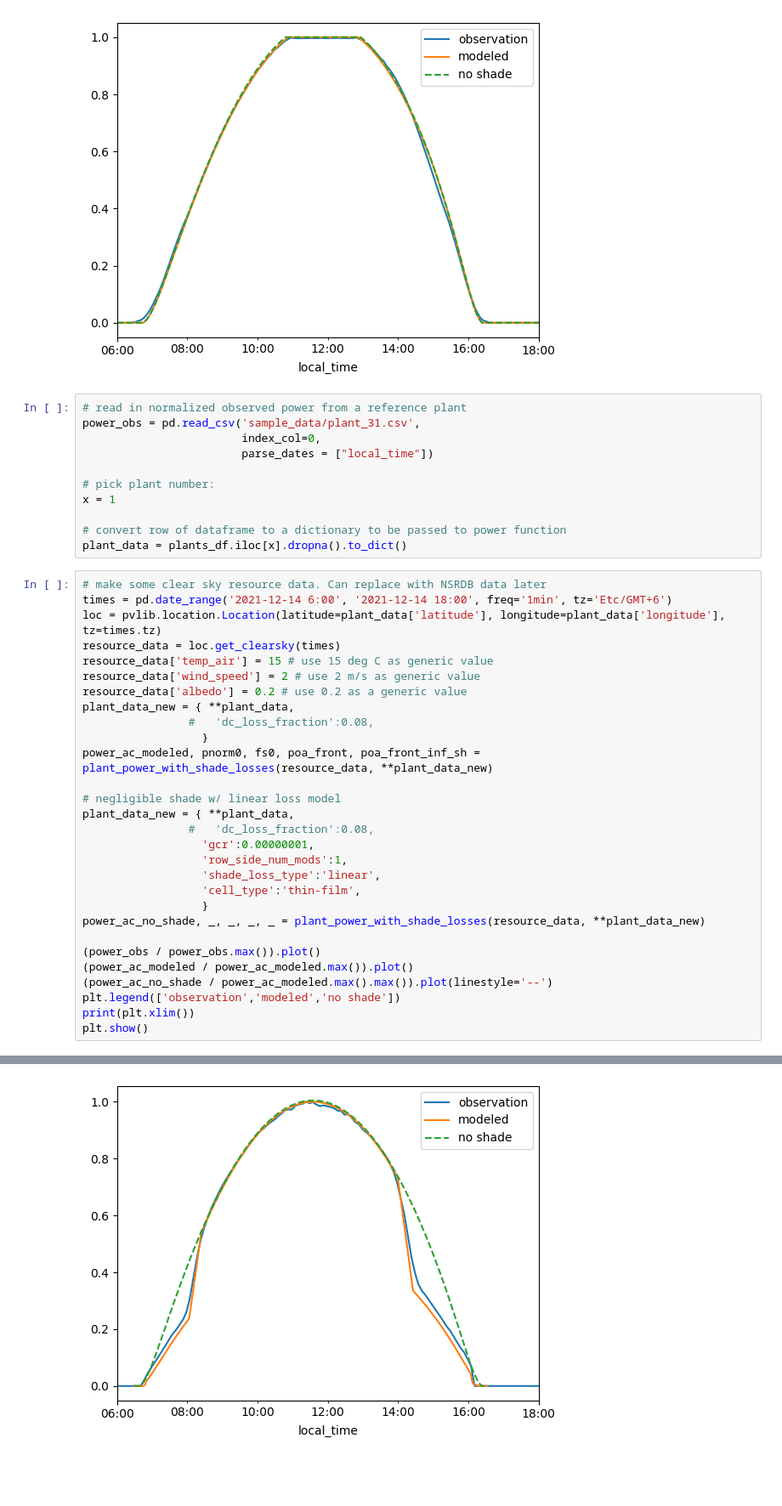
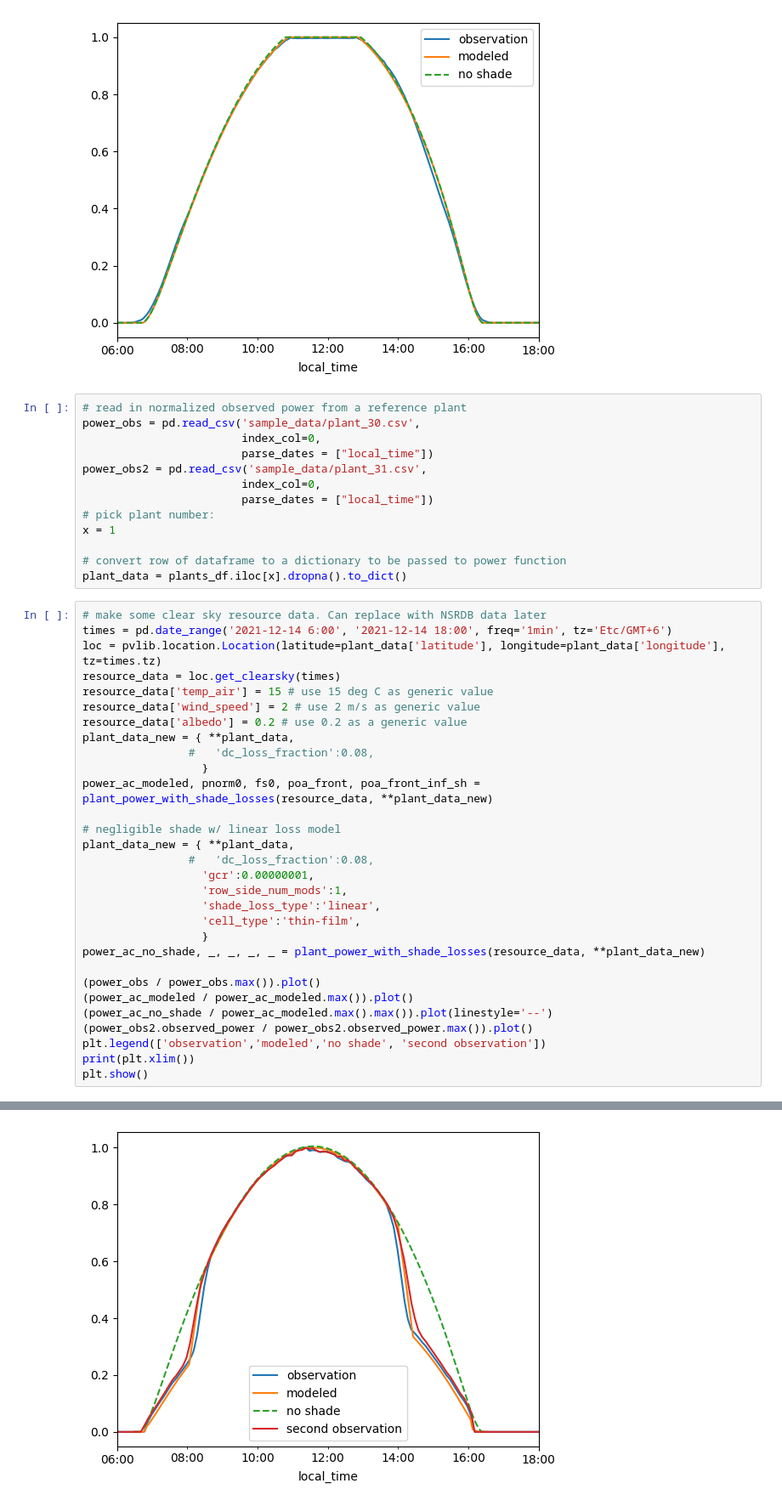
Before and after one commit to williamhobbs/2024_pvpmc_self_shade, a Jupyter notebook: 2024_pvpmc_self_shade_rev1.ipynb, the cells around one changed output, grey strips where cells are left out. Shown at 85% size. Cells and saved outputs as stored; diff of their text form; blank space fills up the shorter version.

Commit message:
improved comparison with observations

```diff
--- a/2024_pvpmc_self_shade_rev1.ipynb
+++ b/2024_pvpmc_self_shade_rev1.ipynb
@@ -236,10 +238,12 @@ plt.show()
 [figure]
 # %%
 # read in normalized observed power from a reference plant
-power_obs = pd.read_csv('sample_data/plant_31.csv',
+power_obs = pd.read_csv('sample_data/plant_30.csv',
                         index_col=0,
                         parse_dates = ["local_time"])
-
+power_obs2 = pd.read_csv('sample_data/plant_31.csv',
+                        index_col=0,
+                        parse_dates = ["local_time"])
 # pick plant number:
 x = 1
 
@@ -248,34 +252,35 @@ plant_data = plants_df.iloc[x].dropna().to_dict()
 # %%
 # make some clear sky resource data. Can replace with NSRDB data later
 times = pd.date_range('2021-12-14 6:00', '2021-12-14 18:00', freq='1min', tz='Etc/GMT+6')
 loc = pvlib.location.Location(latitude=plant_data['latitude'], longitude=plant_data['longitude'], tz=times.tz)
 resource_data = loc.get_clearsky(times)
 resource_data['temp_air'] = 15 # use 15 deg C as generic value
 resource_data['wind_speed'] = 2 # use 2 m/s as generic value
 resource_data['albedo'] = 0.2 # use 0.2 as a generic value
 plant_data_new = { **plant_data,
                 #   'dc_loss_fraction':0.08,
                   }
 power_ac_modeled, pnorm0, fs0, poa_front, poa_front_inf_sh = plant_power_with_shade_losses(resource_data, **plant_data_new)
 
 # negligible shade w/ linear loss model
 plant_data_new = { **plant_data,
                 #   'dc_loss_fraction':0.08,
                   'gcr':0.00000001,
                   'row_side_num_mods':1,
                   'shade_loss_type':'linear',
                   'cell_type':'thin-film',
                   }
 power_ac_no_shade, _, _, _, _ = plant_power_with_shade_losses(resource_data, **plant_data_new)
 
 (power_obs / power_obs.max()).plot()
 (power_ac_modeled / power_ac_modeled.max()).plot()
 (power_ac_no_shade / power_ac_modeled.max().max()).plot(linestyle='--')
-plt.legend(['observation','modeled','no shade'])
+(power_obs2.observed_power / power_obs2.observed_power.max()).plot()
+plt.legend(['observation','modeled','no shade', 'second observation'])
 print(plt.xlim())
 plt.show()
 # %% [output]
 (27324360.0, 27325080.0)
-[figure, old version]
+[figure, new version]
 # %%
 # read in normalized observed power from a reference plant
```
Also changed, not shown: parts of 4 cells of this notebook.
